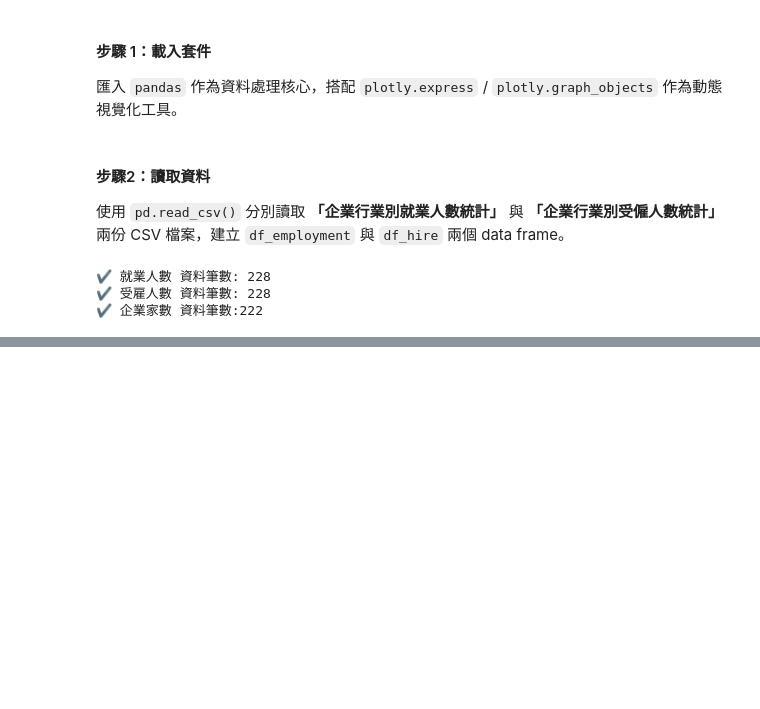
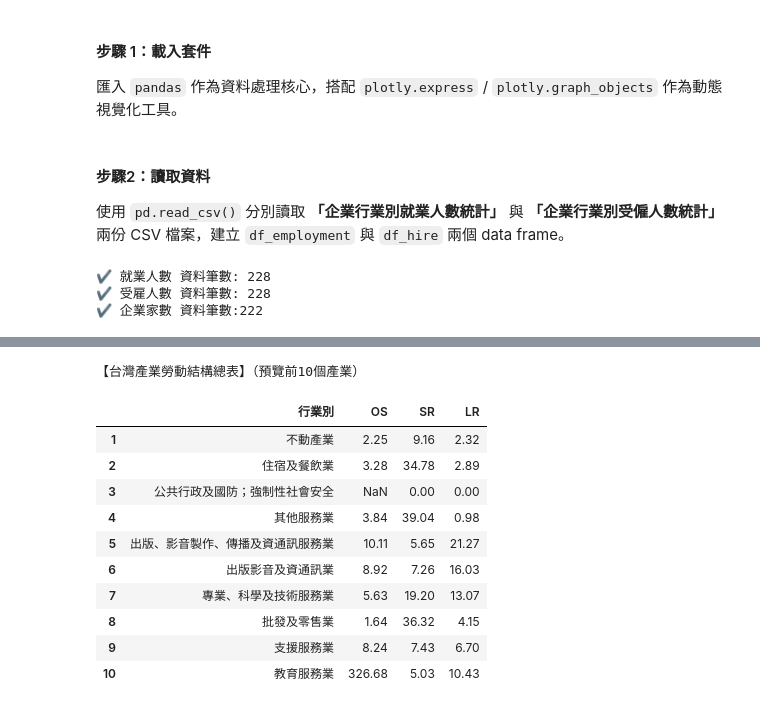
Before and after one commit to rainachang/project-employment-market-analysis-2026, a Jupyter notebook: employment-market-analysis-2026.ipynb, the cells around one changed output, grey strips where cells are left out. Saved outputs shown, nothing was run; the diff lists cells and outputs as text; code cells hidden in the pictures; blank space fills up the shorter version.

```diff
--- a/employment-market-analysis-2026.ipynb
+++ b/employment-market-analysis-2026.ipynb
@@ -124,0 +135,46 @@ Name: 全部企業(千人), dtype: float64
+# %%
+# 1. 計算「非受雇人數」(自營/老闆/無酬家屬)
+#    直接將 總就業平均 減去 受僱平均：
+avg_non_employed = avg_total_employment - avg_total_employed
+
+# 2. 計算 OS (平均組織規模) —— 判斷「體系穩定度」
+#    公式：受僱總數(人) / 企業家數(家)
+#    💡 注意：因為原本的受僱資料單位是「千人」，在除以家數之前要先乘上 1000 還原成真實人數
+avg_os = (avg_total_employed * 1000) / avg_company_count
+
+# 3. 計算 SR (自營與非典型就業率) —— 判斷「僱用純度」
+#    公式：非受雇人數 / 總就業人數 * 100 (%)
+avg_sr = (avg_non_employed / avg_total_employment) * 100
+
+# 4. 計算 LR (大企業依賴度) —— 判斷「職涯天花板」
+#    公式：大企業受僱人數 / 總受僱人數 * 100 (%)
+avg_lr = (avg_large_corp_employed / avg_total_employed) * 100
+
+
+# 5. 將運算完的指標自定義為新的 DataFrame（df_indicators）
+df_indicators = pd.DataFrame({
+    'OS': avg_os,   # 平均組織規模
+    'SR': avg_sr,   # 自營僱用率 (%)
+    'LR': avg_lr    # 大企業依賴度 (%)
+}).reset_index()  # 用 reset_index 把行業別標籤拉回成正常的欄位
+
+# 圓整到小數點後兩位，讓報表更乾淨
+df_indicators = df_indicators.round(2)
+# 讓表格最左側的編號從 1 開始算起
+df_indicators.index = df_indicators.index + 1
+
+print("【台灣產業勞動結構總表】（預覽前10個產業）")
+display(df_indicators.head(10))  # 預覽前 10 個產業
+# %% [output]
+【台灣產業勞動結構總表】（預覽前10個產業）
+|  | 行業別 | OS | SR | LR |
+| 1 | 不動產業 | 2.25 | 9.16 | 2.32 |
+| 2 | 住宿及餐飲業 | 3.28 | 34.78 | 2.89 |
+| 3 | 公共行政及國防；強制性社會安全 | NaN | 0.00 | 0.00 |
+| 4 | 其他服務業 | 3.84 | 39.04 | 0.98 |
+| 5 | 出版、影音製作、傳播及資通訊服務業 | 10.11 | 5.65 | 21.27 |
+| 6 | 出版影音及資通訊業 | 8.92 | 7.26 | 16.03 |
+| 7 | 專業、科學及技術服務業 | 5.63 | 19.20 | 13.07 |
+| 8 | 批發及零售業 | 1.64 | 36.32 | 4.15 |
+| 9 | 支援服務業 | 8.24 | 7.43 | 6.70 |
+| 10 | 教育服務業 | 326.68 | 5.03 | 10.43 |
```
Also changed, not shown: parts of 10 cells of this notebook.
